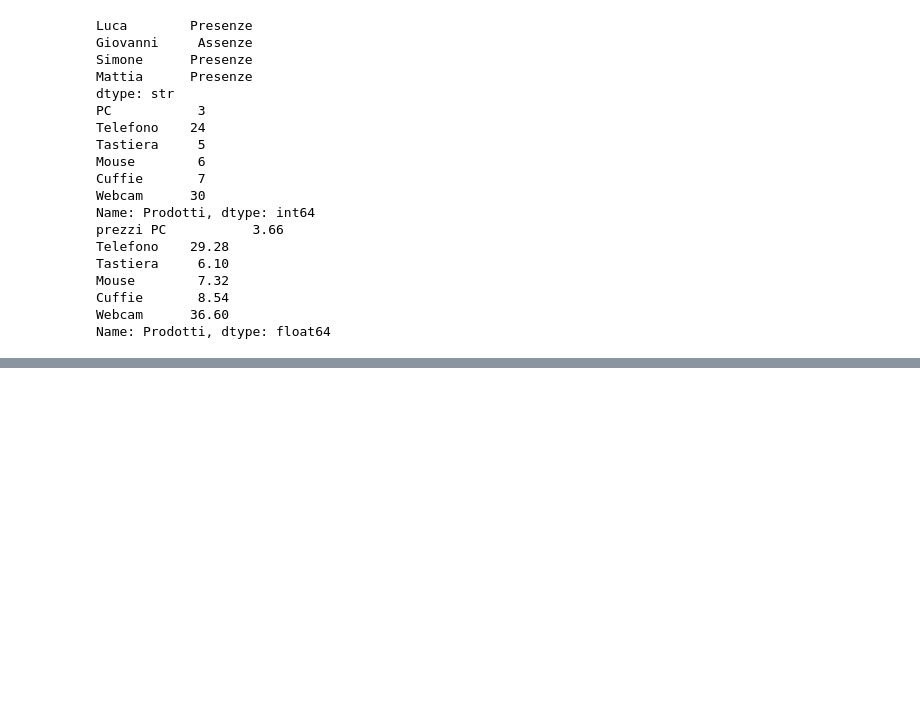
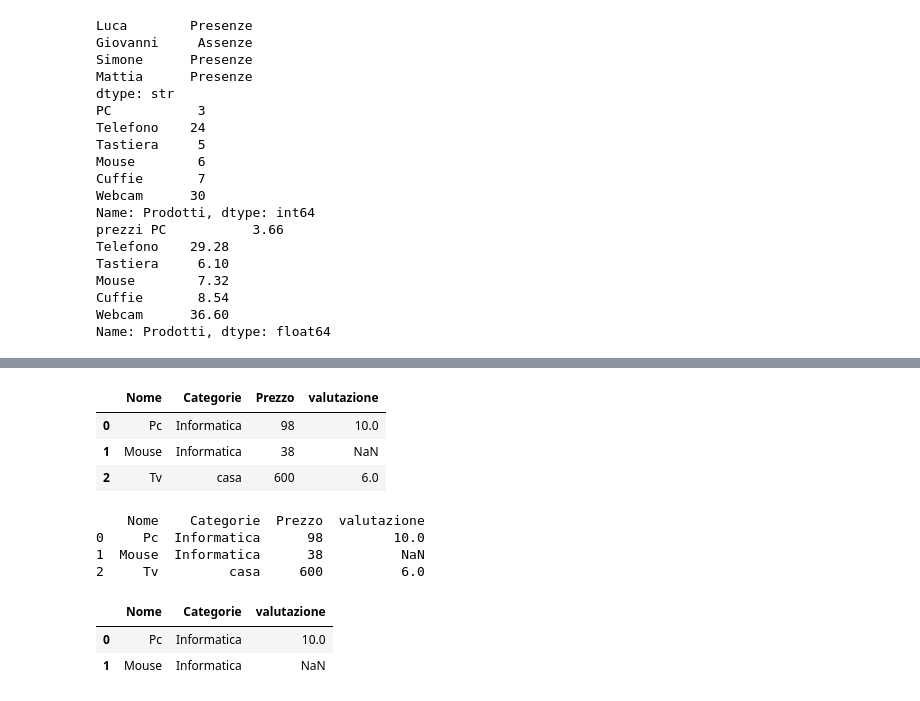
Before and after one commit to MasCorra/ai-specialist-python-lessons, a Jupyter notebook: 11_pandas_series_df/notebook.ipynb, the cells around one changed output, grey strips where cells are left out. Cells and saved outputs as stored; diff of their text form; code cells hidden in the pictures; blank space fills up the shorter version.

```diff
--- a/11_pandas_series_df/notebook.ipynb
+++ b/11_pandas_series_df/notebook.ipynb
@@ -430,0 +457,21 @@ Name: Prodotti, dtype: float64
+# %%
+df_prodotti = pd.DataFrame({'Nome':['Pc','Mouse', 'Tv'], 'Categorie':['Informatica', 'Informatica', 'casa'], 'Prezzo':[98,38,600],'valutazione':[10,None,6]})
+display(df_prodotti)
+print(df_prodotti)
+# %% [output]
+|  | Nome | Categorie | Prezzo | valutazione |
+| 0 | Pc | Informatica | 98 | 10.0 |
+| 1 | Mouse | Informatica | 38 | NaN |
+| 2 | Tv | casa | 600 | 6.0 |
+    Nome    Categorie  Prezzo  valutazione
+0     Pc  Informatica      98         10.0
+1  Mouse  Informatica      38          NaN
+2     Tv         casa     600          6.0
+# %%
+lista_dizionari = [{'Nome':'Pc', 'Categorie':'Informatica','valutazione':10}, {'Nome':'Mouse', 'Categorie':'Informatica','valutazione': None}]
+df_da_lista_dizionari = pd.DataFrame(lista_dizionari)
+display(df_da_lista_dizionari)
+# %% [output]
+|  | Nome | Categorie | valutazione |
+| 0 | Pc | Informatica | 10.0 |
+| 1 | Mouse | Informatica | NaN |
```
Also changed, not shown: parts of 12 cells of this notebook, 1 other file.
